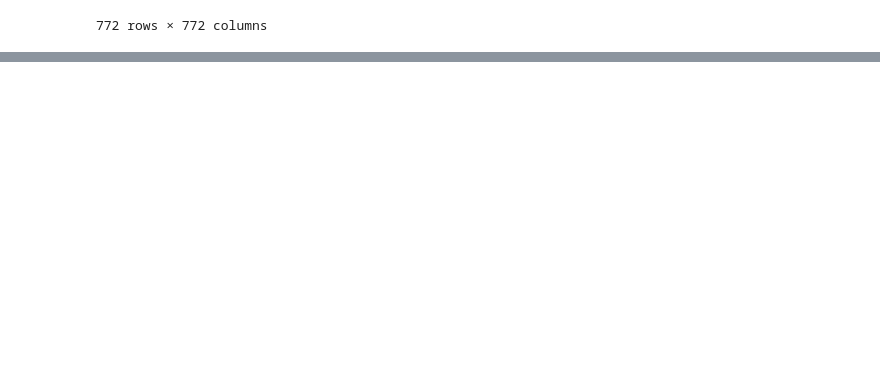
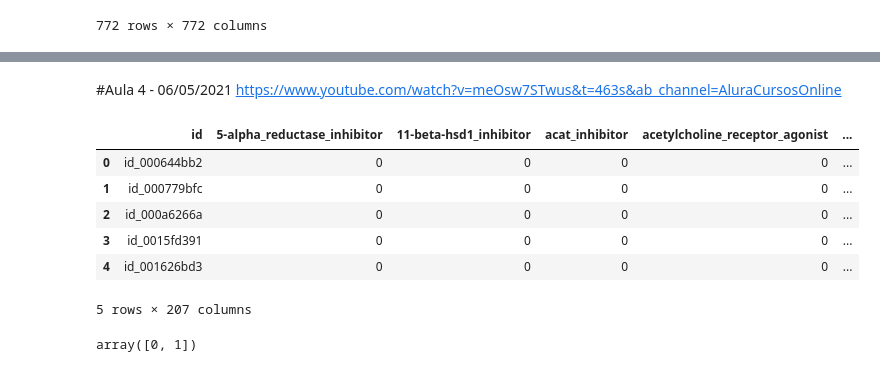
Before and after one commit to guftrindade/Imersao_Dados3_Alura, a Jupyter notebook: ImersaoDados_Alura.ipynb, the cells around one changed output, grey strips where cells are left out. Drawn from its saved outputs; the diff is of its cells as text; code cells hidden in the pictures; blank space fills up the shorter version.

```diff
--- a/ImersaoDados_Alura.ipynb
+++ b/ImersaoDados_Alura.ipynb
@@ -439,0 +446,22 @@ sns.heatmap(corr_celular, mask=mask, cmap=cmap, center=0,
+# %% [markdown]
+#Aula 4 - 06/05/2021
+https://www.youtube.com/watch?v=meOsw7STwus&t=463s&ab_channel=AluraCursosOnline
+# %%
+# Analisando a tabela de resultados do experimento
+# Cada linha é um resultado encontrado da tabela anterior (dados_experimentos)
+dados_resultados = pd.read_csv('https://raw.githubusercontent.com/alura-cursos/imersaodados3/main/dados/dados_resultados.csv')
+dados_resultados.head()
+# %% [output]
+|  | id | 5-alpha_reductase_inhibitor | 11-beta-hsd1_inhibitor | acat_inhibitor | acetylcholine_receptor_agonist | ... |
+| 0 | id_000644bb2 | 0 | 0 | 0 | 0 | ... |
+| 1 | id_000779bfc | 0 | 0 | 0 | 0 | ... |
+| 2 | id_000a6266a | 0 | 0 | 0 | 0 | ... |
+| 3 | id_0015fd391 | 0 | 0 | 0 | 0 | ... |
+| 4 | id_001626bd3 | 0 | 0 | 0 | 0 | ... |
+5 rows × 207 columns
+# %%
+# Verificando os valores unicos em uma coluna qualquer, percebe-se que existe apenas um array de 0 e 1
+
+dados_resultados['acat_inhibitor'].unique()
+# %% [output]
+array([0, 1])
```
Also changed, not shown: parts of 21 cells of this notebook.
